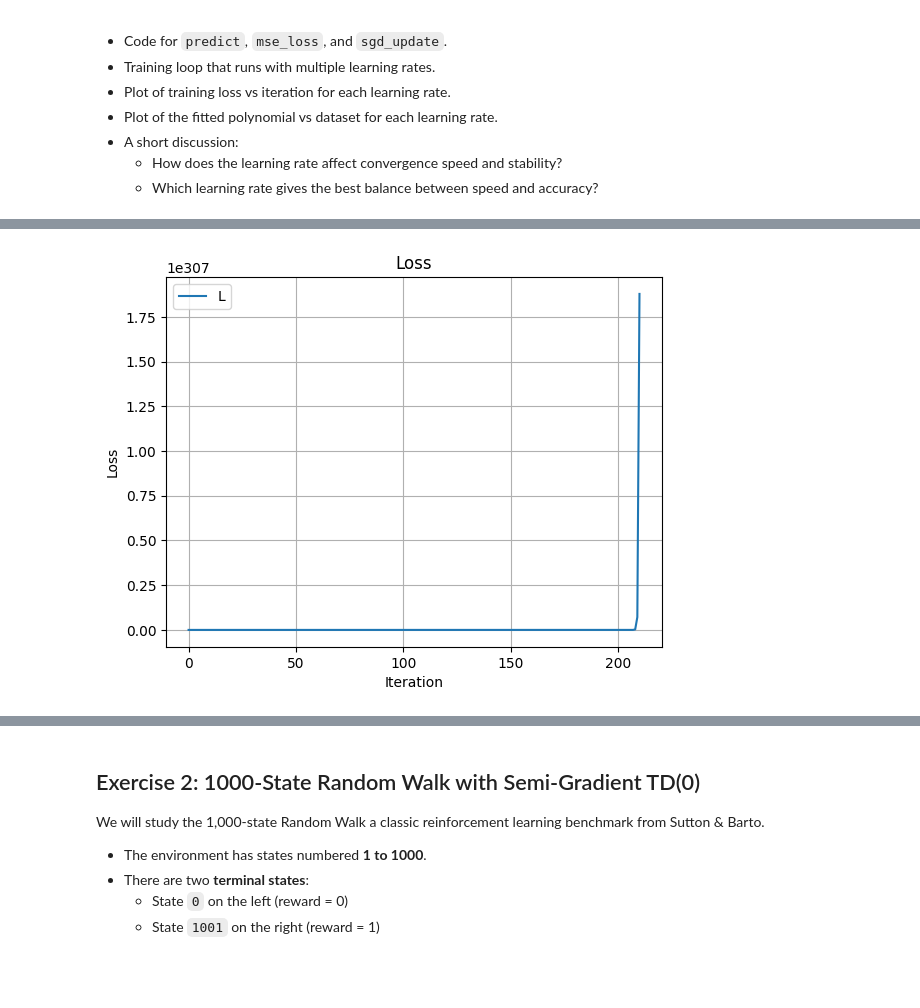
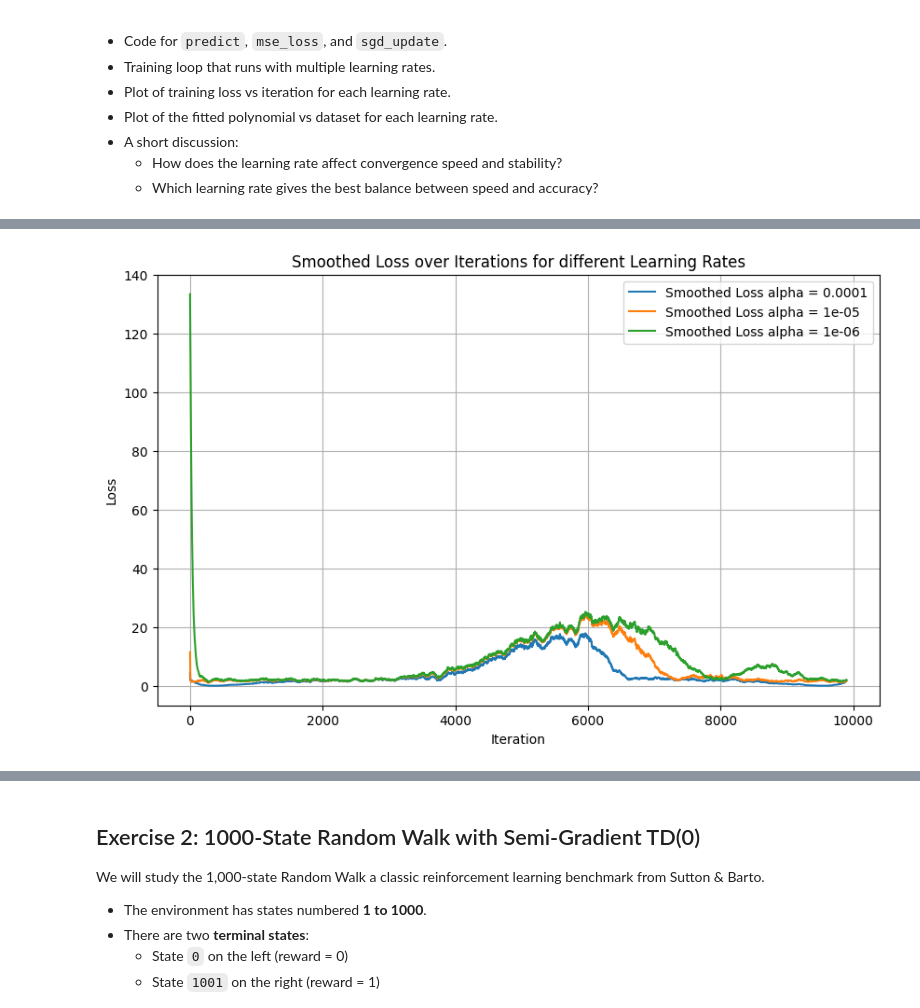
Before and after one commit to RaulAtLehigh/CSE337_P1, a Jupyter notebook: lab5_approximation.ipynb, the cells around one changed output, grey strips where cells are left out. Saved outputs shown, nothing was run; the diff lists cells and outputs as text; code cells hidden in the pictures; blank space fills up the shorter version.

```diff
--- a/lab5_approximation.ipynb
+++ b/lab5_approximation.ipynb
@@ -106,14 +106,13 @@ e. **Comparison with different learning rates**
 ## x is the feature vector
 ## w is the weights
 def predict(x, w):
-  return w[0] + w[1] * x + w[2] * x**2 + w[3] * x**3
+  # Using np.float64 for explicit casting, although numpy arrays handle this
+  return np.float64(w[0]) + np.float64(w[1]) * np.float64(x) + np.float64(w[2]) * np.float64(x)**2 + np.float64(w[3]) * np.float64(x)**3
 
 ## Loss function (MSE)
-## VE =
-## update the weight vvector:
-##  w(t+1) = w(t) + alpha(estimated y - y_hat) (vector s)
 def mse_loss(y, y_hat):
-  return (0.5) * (y - y_hat)**2
+  # Ensure calculations are done in float64 to prevent potential overflow with intermediate results
+  return np.float64(0.5) * np.float64((y - y_hat))**2
 
 def sgd_update(x, y, w, alpha):
     """
@@ -127,28 +126,72 @@ def sgd_update(x, y, w, alpha):
         w (np.array) - updated weights
     """
     # TODO: compute prediction, gradient, and update weights
-    # predict(x,w) is y hat
-    w[0] += alpha * (y - predict(x,w))
-    w[1] += alpha * (y - predict(x,w)) * x
-    w[2] += alpha * (y - predict(x,w)) * x**2
-    w[3] += alpha * (y - predict(x,w)) * x**3
+    y_hat = predict(x, w)
+    # Ensure calculations are done in float64
+    error = np.float64(y - y_hat)
+    w[0] += np.float64(alpha) * error
+    w[1] += np.float64(alpha) * error * np.float64(x)
+    w[2] += np.float64(alpha) * error * np.float64(x)**2
+    w[3] += np.float64(alpha) * error * np.float64(x)**3
     return w
 
-  ## training loop
-alpha = .001
-w = np.zeros(4)
-loss = []
-for i in range(0, n_samples):
-  w = sgd_update(x[i],y[i], w, alpha)
-  loss.append(mse_loss(y[i], predict(x[i],w)))
+## training loop
+# Using the original learning rates
+alpha_values = np.array([.0001, .00001, .000001])
+all_loss = []
+final_weights = []
 
 
-print(loss)
-plt.plot(loss)
+for alpha in alpha_values:
+  w = np.zeros(4, dtype=np.float64)
+  loss = []
+  for i in range(0, n_samples):
+    w = sgd_update(x[i], y[i], w, alpha)
+    current_loss = mse_loss(y[i], predict(x[i], w))
+    loss.append(current_loss)
+
+    if np.isnan(current_loss) or np.isinf(current_loss) or np.any(np.isnan(w)) or np.any(np.isinf(w)):
+        print(f"Stopping training for alpha={alpha} due to overflow or NaN at iteration {i}")
+        break
+  all_loss.append(loss)
+  final_weights.append(w)
+
+# Function to calculate moving average
+def moving_average(data, window_size):
+    return np.convolve(data, np.ones(window_size), 'valid') / window_size
+
+# Plot smoothed loss curves
+window_size = 100
+plt.figure(figsize=(10, 6))
+for i, loss_data in enumerate(all_loss):
+    if len(loss_data) >= window_size: # Ensure enough data points for moving average
+      smoothed_loss = moving_average(loss_data, window_size)
+      plt.plot(smoothed_loss, label=f"Smoothed Loss alpha = {alpha_values[i]}")
+    else:
+      plt.plot(loss_data, label=f"Loss alpha = {alpha_values[i]} (not smoothed)")
+
+
 plt.xlabel('Iteration')
 plt.ylabel('Loss')
-plt.title('Loss')
-plt.legend("Loss Function")
+plt.title('Smoothed Loss over Iterations for different Learning Rates')
+plt.legend()
 plt.grid(True)
 plt.show()
+
+# Plot the true function and the fitted polynomials
+plt.figure(figsize=(10, 6))
+plt.scatter(x, y, label='Generated Data', alpha=0.5, s=10)
+plt.plot(x, y_true, color='red', label='True Function')
+
+for i, w in enumerate(final_weights):
+    # Calculate the corresponding y_fitted values using the final weights and the original x for plotting
+    y_fitted = predict(x, w)
+    plt.plot(x, y_fitted, label=f'Fitted Polynomial alpha = {alpha_values[i]}')
+
+plt.xlabel('x')
+plt.ylabel('y')
+plt.title('Fitted Polynomials vs True Function and Data')
+plt.legend()
+plt.grid(True)
+plt.show()
 # %% [output]
@@ -156 +198 @@ plt.show()
-[figure, old version]
+[figure, new version]
```
Also changed, not shown: parts of 1 cell of this notebook.
